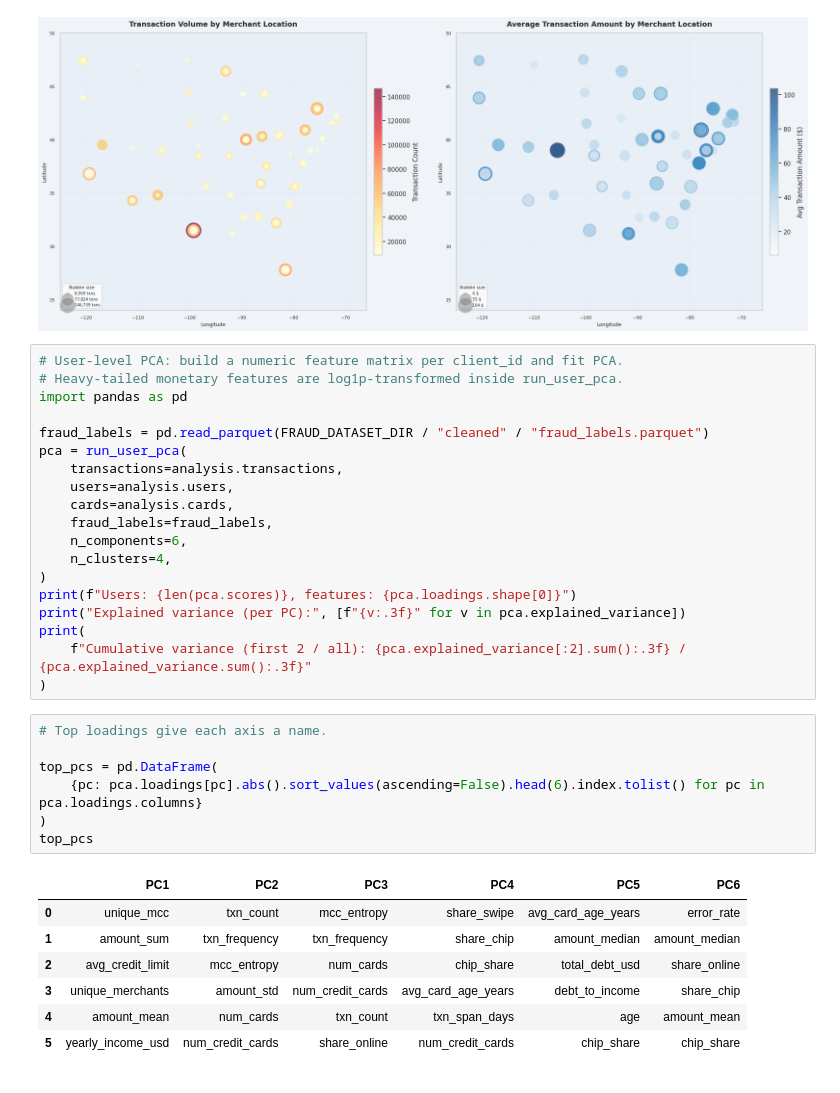
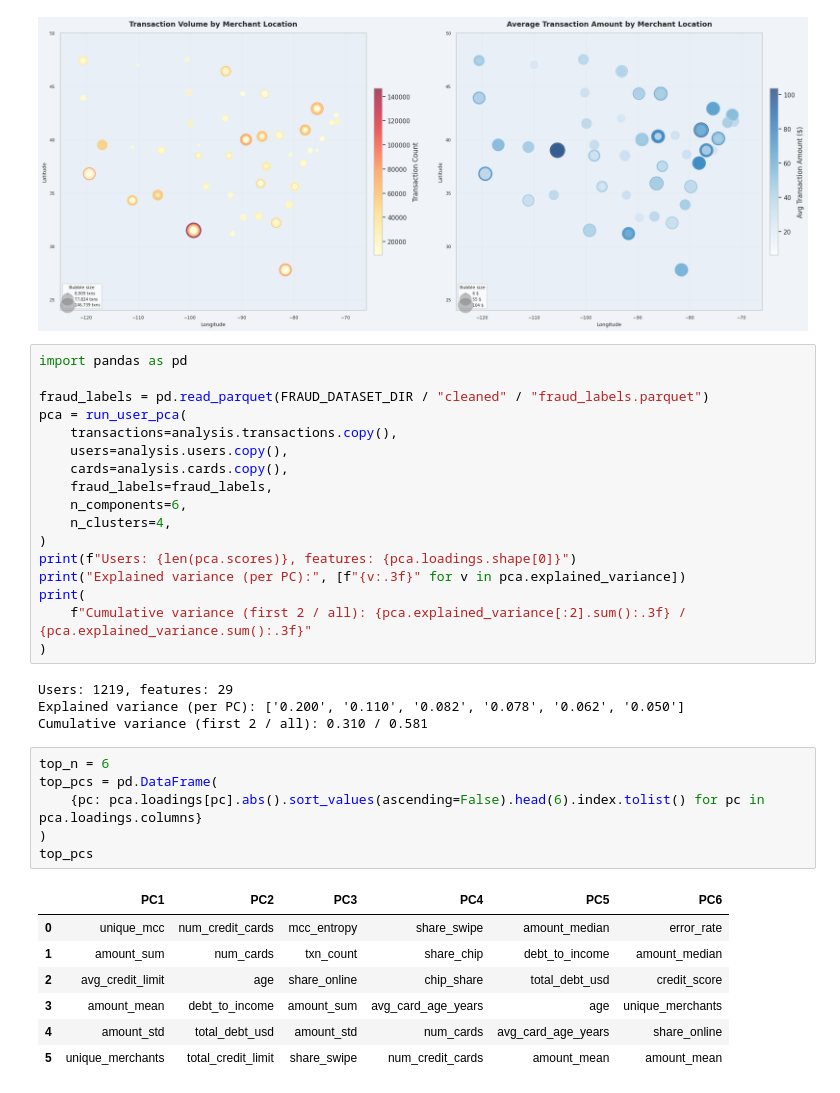
Before and after one commit to rrubaszek/TransactionDatasetAnalysis, a Jupyter notebook: notebooks/03-eda-analysis.ipynb, the cells around one changed output. Cells and saved outputs as stored; diff of their text form.

```diff
--- a/notebooks/03-eda-analysis.ipynb
+++ b/notebooks/03-eda-analysis.ipynb
@@ -117,15 +120,13 @@ analysis.plot_graph(plot_us_map, analysis.transactions)
 # %% [output]
 [figure]
 # %%
-# User-level PCA: build a numeric feature matrix per client_id and fit PCA.
-# Heavy-tailed monetary features are log1p-transformed inside run_user_pca.
 import pandas as pd
 
 fraud_labels = pd.read_parquet(FRAUD_DATASET_DIR / "cleaned" / "fraud_labels.parquet")
 pca = run_user_pca(
-    transactions=analysis.transactions,
-    users=analysis.users,
-    cards=analysis.cards,
+    transactions=analysis.transactions.copy(),
+    users=analysis.users.copy(),
+    cards=analysis.cards.copy(),
     fraud_labels=fraud_labels,
     n_components=6,
     n_clusters=4,
@@ -135,21 +136,24 @@ print("Explained variance (per PC):", [f"{v:.3f}" for v in pca.explained_varianc
 print(
     f"Cumulative variance (first 2 / all): {pca.explained_variance[:2].sum():.3f} / {pca.explained_variance.sum():.3f}"
 )
+# %% [output]
+Users: 1219, features: 29
+Explained variance (per PC): ['0.200', '0.110', '0.082', '0.078', '0.062', '0.050']
+Cumulative variance (first 2 / all): 0.310 / 0.581
 # %%
-# Top loadings give each axis a name.
-
+top_n = 6
 top_pcs = pd.DataFrame(
     {pc: pca.loadings[pc].abs().sort_values(ascending=False).head(6).index.tolist() for pc in pca.loadings.columns}
 )
 top_pcs
 # %% [output]
 |  | PC1 | PC2 | PC3 | PC4 | PC5 | PC6 |
-| 0 | unique_mcc | txn_count | mcc_entropy | share_swipe | avg_card_age_years | error_rate |
-| 1 | amount_sum | txn_frequency | txn_frequency | share_chip | amount_median | amount_median |
-| 2 | avg_credit_limit | mcc_entropy | num_cards | chip_share | total_debt_usd | share_online |
-| 3 | unique_merchants | amount_std | num_credit_cards | avg_card_age_years | debt_to_income | share_chip |
-| 4 | amount_mean | num_cards | txn_count | txn_span_days | age | amount_mean |
-| 5 | yearly_income_usd | num_credit_cards | share_online | num_credit_cards | chip_share | chip_share |
+| 0 | unique_mcc | num_credit_cards | mcc_entropy | share_swipe | amount_median | error_rate |
+| 1 | amount_sum | num_cards | txn_count | share_chip | debt_to_income | amount_median |
+| 2 | avg_credit_limit | age | share_online | chip_share | total_debt_usd | credit_score |
+| 3 | amount_mean | debt_to_income | amount_sum | avg_card_age_years | age | unique_merchants |
+| 4 | amount_std | total_debt_usd | amount_std | num_cards | avg_card_age_years | share_online |
+| 5 | unique_merchants | total_credit_limit | share_swipe | num_credit_cards | amount_mean | amount_mean |
 # %%
 analysis.plot_graph(plot_pca_scree, pca.explained_variance)
 # %% [output]
```
Also changed, not shown: parts of 5 cells of this notebook, 2 other files.
